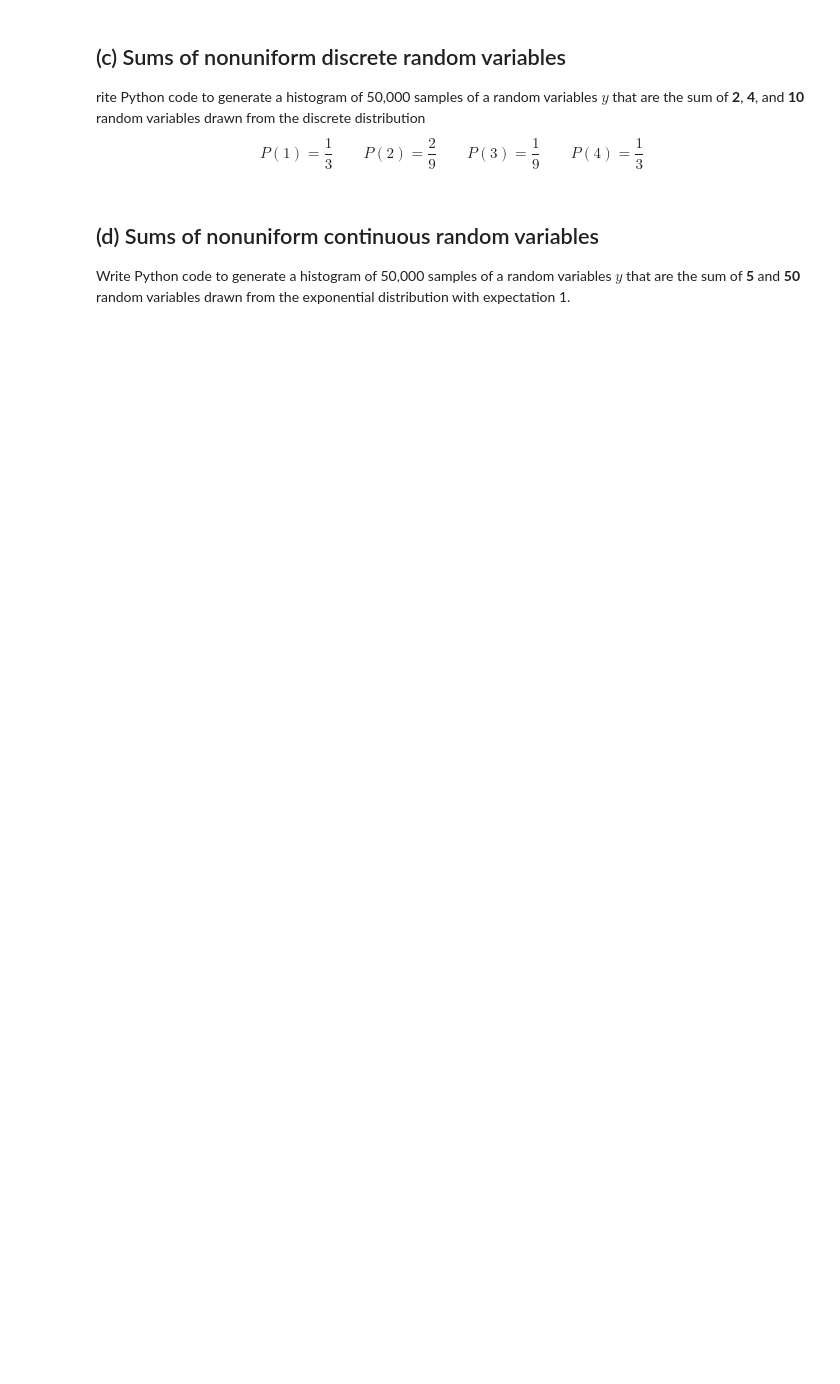
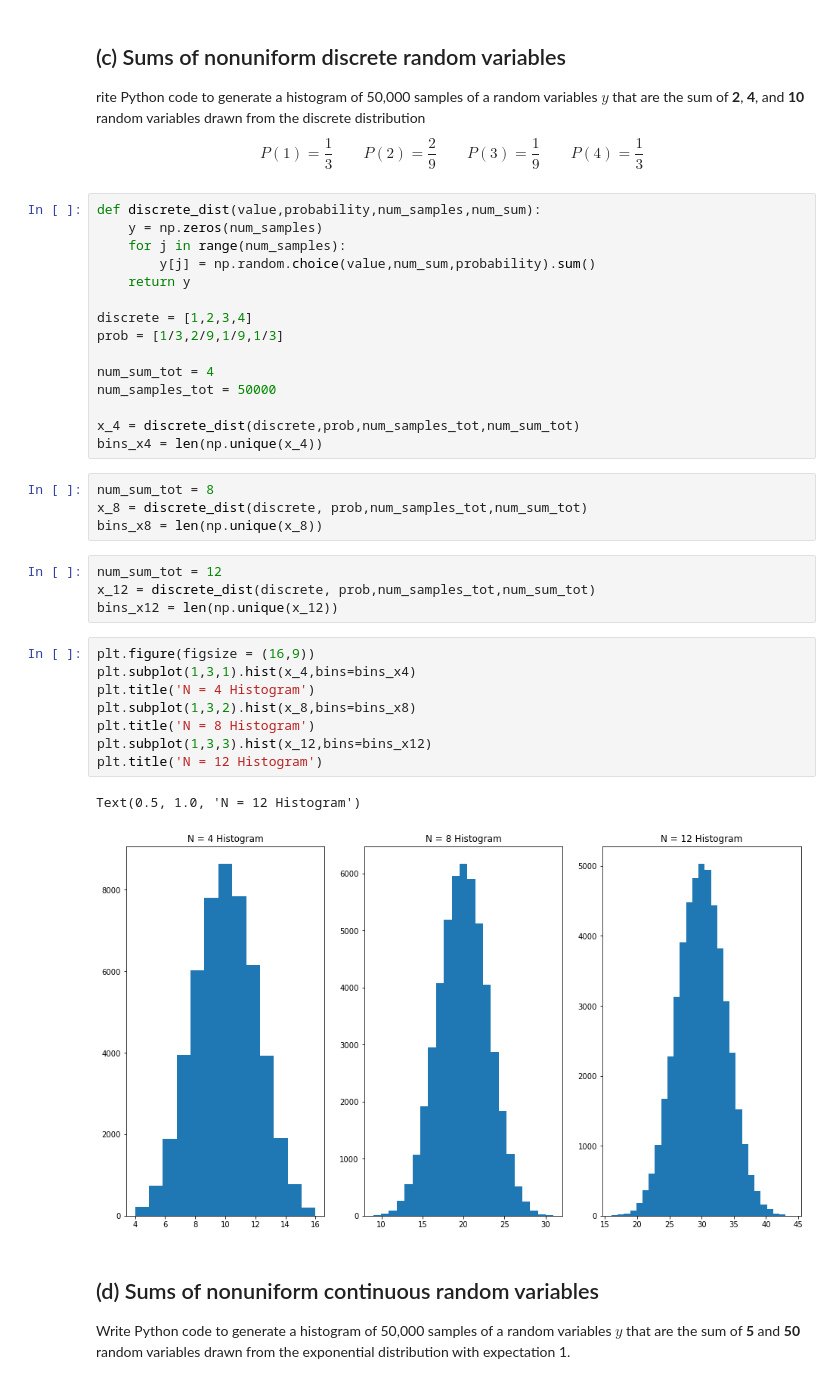
Before and after one commit to HWolf08/biophysics, a Jupyter notebook: week-05/problem-5.11.ipynb, the cells around one changed output. Saved outputs shown, nothing was run; the diff lists cells and outputs as text; blank space fills up the shorter version.

```diff
--- a/week-05/problem-5.11.ipynb
+++ b/week-05/problem-5.11.ipynb
@@ -82,6 +87,40 @@ rite Python code to generate a histogram of 50,000 samples of a random variables
 $$
 P(1) = \dfrac{1}{3} \qquad P(2) = \dfrac{2}{9} \qquad P(3) = \dfrac{1}{9} \qquad P(4) = \dfrac{1}{3}
 $$
+# %%
+def discrete_dist(value,probability,num_samples,num_sum):
+    y = np.zeros(num_samples)
+    for j in range(num_samples):
+        y[j] = np.random.choice(value,num_sum,probability).sum()
+    return y
+
+discrete = [1,2,3,4]
+prob = [1/3,2/9,1/9,1/3]
+
+num_sum_tot = 4
+num_samples_tot = 50000
+
+x_4 = discrete_dist(discrete,prob,num_samples_tot,num_sum_tot)
+bins_x4 = len(np.unique(x_4))
+# %%
+num_sum_tot = 8
+x_8 = discrete_dist(discrete, prob,num_samples_tot,num_sum_tot)
+bins_x8 = len(np.unique(x_8))
+# %%
+num_sum_tot = 12
+x_12 = discrete_dist(discrete, prob,num_samples_tot,num_sum_tot)
+bins_x12 = len(np.unique(x_12))
+# %%
+plt.figure(figsize = (16,9))
+plt.subplot(1,3,1).hist(x_4,bins=bins_x4)
+plt.title('N = 4 Histogram')
+plt.subplot(1,3,2).hist(x_8,bins=bins_x8)
+plt.title('N = 8 Histogram')
+plt.subplot(1,3,3).hist(x_12,bins=bins_x12)
+plt.title('N = 12 Histogram')
+# %% [output]
+Text(0.5, 1.0, 'N = 12 Histogram')
+[figure, added]
 # %% [markdown]
 ## (d) Sums of nonuniform continuous random variables
 
```
Also changed, not shown: parts of 9 cells of this notebook.
